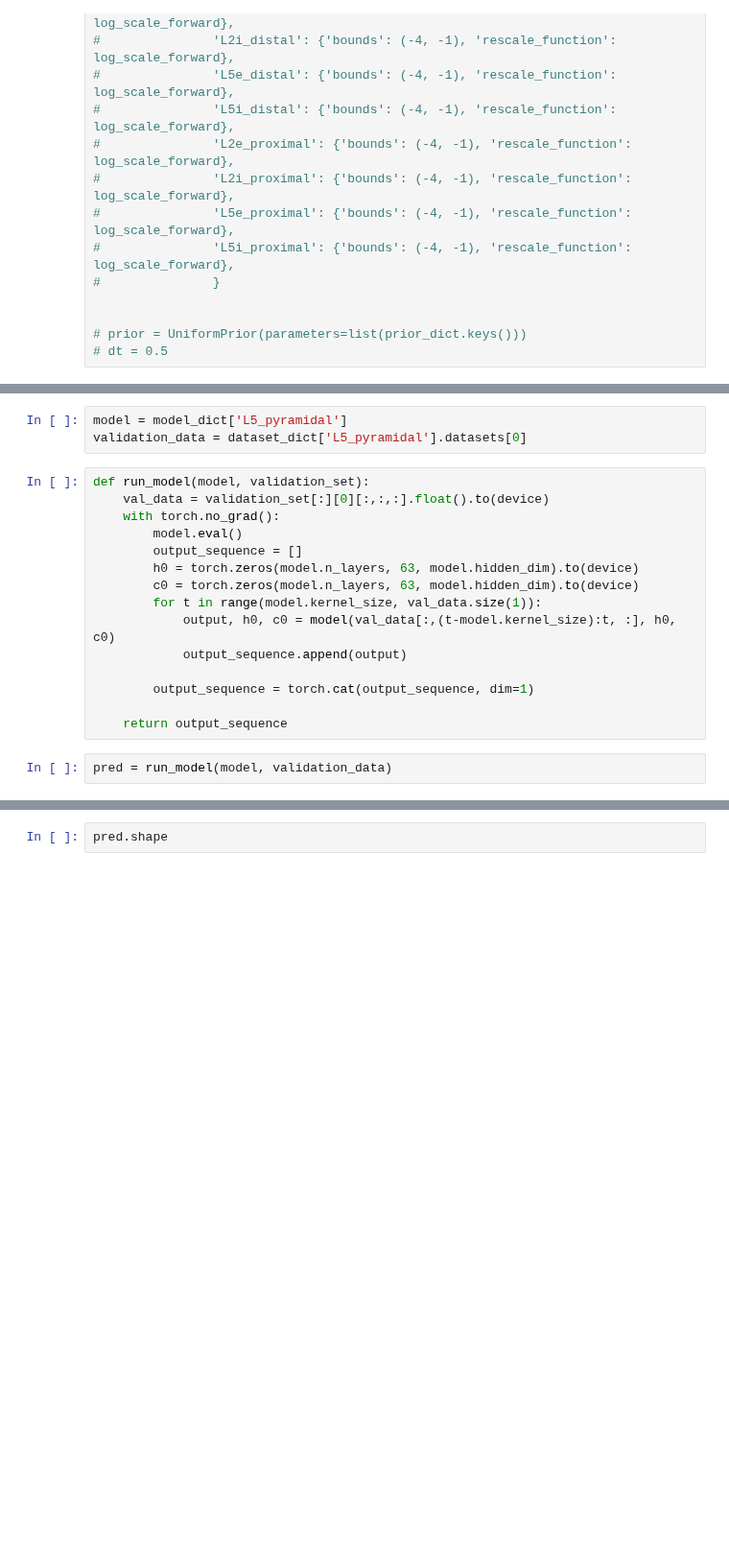
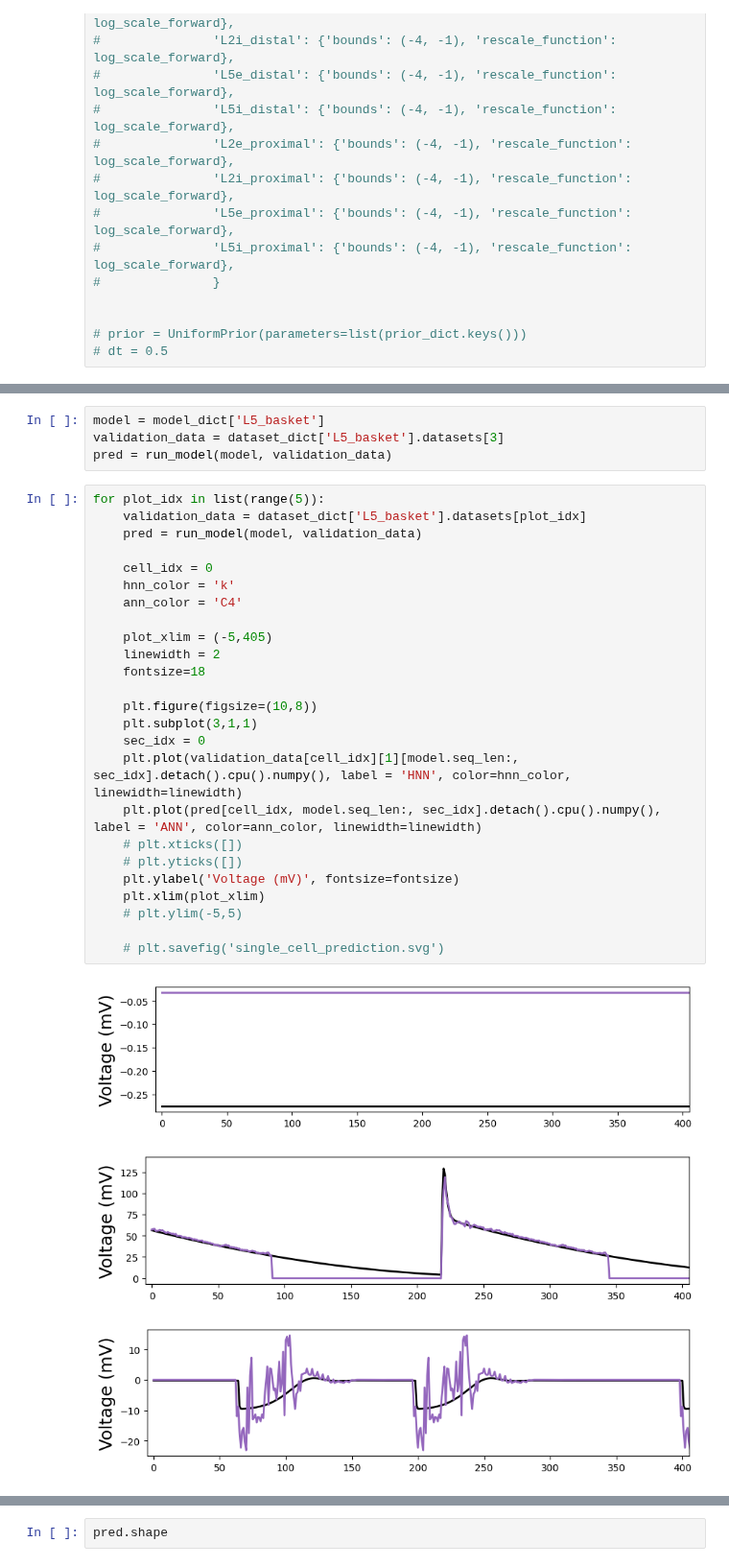
Before and after one commit to ntolley/bayesian_surrogates, a Jupyter notebook: plot_single_cell.ipynb, the cells around one changed output, grey strips where cells are left out. Shown at 96% size. Drawn from its saved outputs; the diff is of its cells as text; blank space fills up the shorter version.

```diff
--- a/plot_single_cell.ipynb
+++ b/plot_single_cell.ipynb
@@ -76,20 +102,33 @@ for cell_type in ['L5_pyramidal']:
 # %%
-model = model_dict['L5_pyramidal']
-validation_data = dataset_dict['L5_pyramidal'].datasets[0]
+model = model_dict['L5_basket']
+validation_data = dataset_dict['L5_basket'].datasets[3]
+pred = run_model(model, validation_data)
-# %%
-def run_model(model, validation_set):
-    val_data = validation_set[:][0][:,:,:].float().to(device)
-    with torch.no_grad():
-        model.eval()
-        output_sequence = []
-        h0 = torch.zeros(model.n_layers, 63, model.hidden_dim).to(device)
-        c0 = torch.zeros(model.n_layers, 63, model.hidden_dim).to(device)
-        for t in range(model.kernel_size, val_data.size(1)):
-            output, h0, c0 = model(val_data[:,(t-model.kernel_size):t, :], h0, c0)
-            output_sequence.append(output)
-
-        output_sequence = torch.cat(output_sequence, dim=1)
-
-    return output_sequence
-# %%
-pred = run_model(model, validation_data)
+# %%
+for plot_idx in list(range(5)):
+    validation_data = dataset_dict['L5_basket'].datasets[plot_idx]
+    pred = run_model(model, validation_data)
+
+    cell_idx = 0
+    hnn_color = 'k'
+    ann_color = 'C4'
+
+    plot_xlim = (-5,405)
+    linewidth = 2
+    fontsize=18
+
+    plt.figure(figsize=(10,8))
+    plt.subplot(3,1,1)
+    sec_idx = 0
+    plt.plot(validation_data[cell_idx][1][model.seq_len:, sec_idx].detach().cpu().numpy(), label = 'HNN', color=hnn_color, linewidth=linewidth)
+    plt.plot(pred[cell_idx, model.seq_len:, sec_idx].detach().cpu().numpy(), label = 'ANN', color=ann_color, linewidth=linewidth)
+    # plt.xticks([])
+    # plt.yticks([])
+    plt.ylabel('Voltage (mV)', fontsize=fontsize)
+    plt.xlim(plot_xlim)
+    # plt.ylim(-5,5)
+
+    # plt.savefig('single_cell_prediction.svg')
+# %% [output]
+[figure, added]
+[figure, added]
+[figure, added]
```
Also changed, not shown: parts of 6 cells of this notebook, 4 other files.
